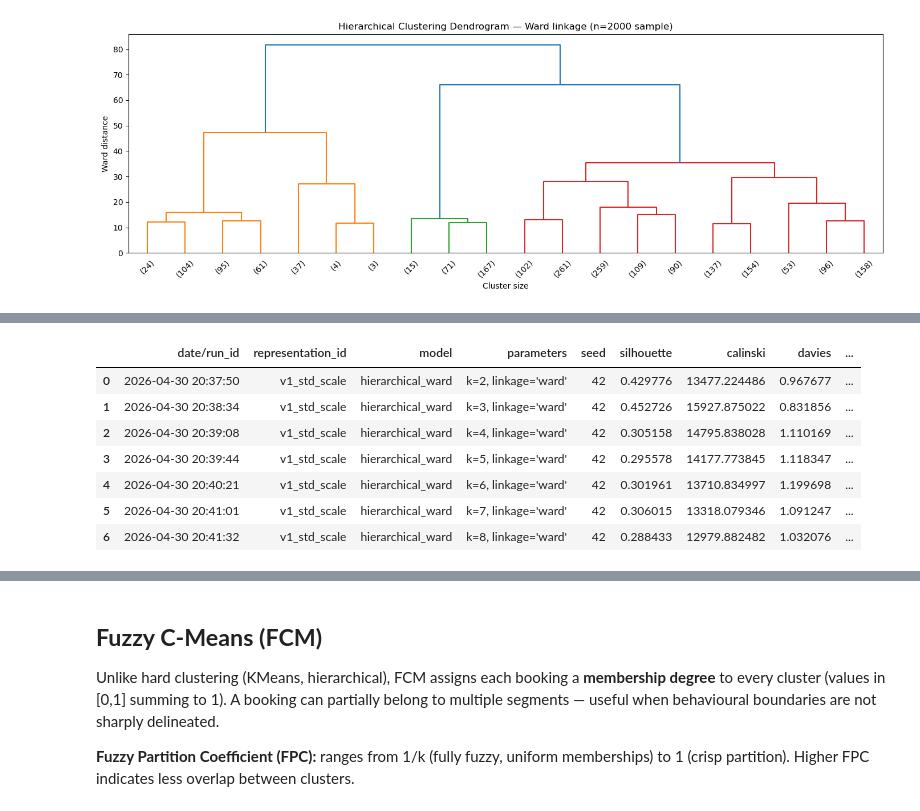
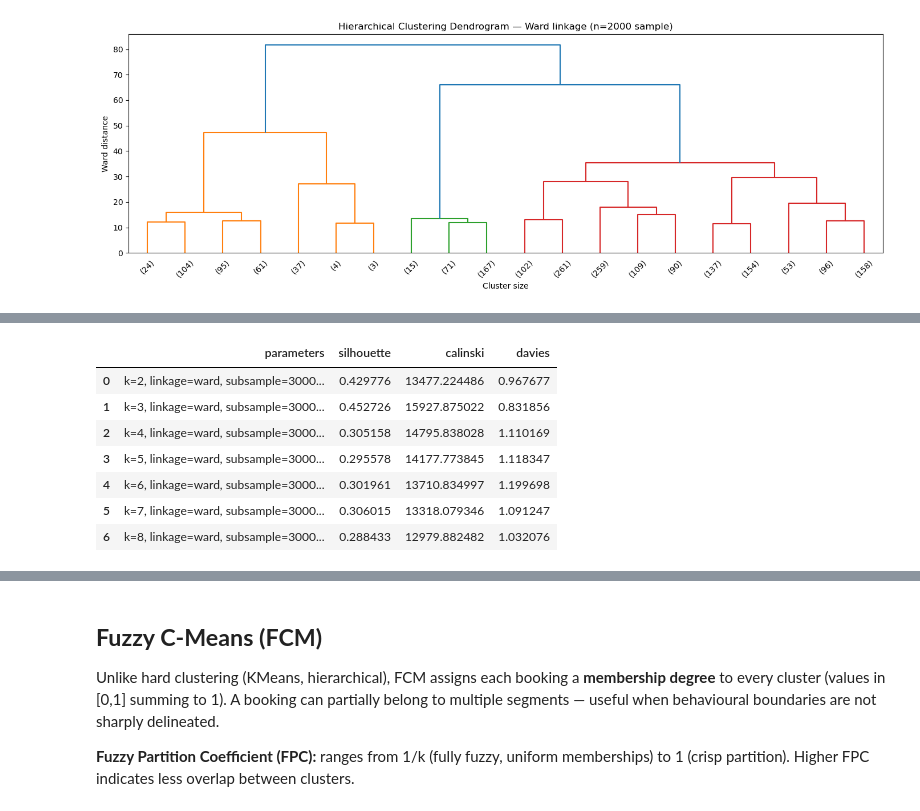
Before and after one commit to alexandreffs/UnsupervisedLearningProj, a Jupyter notebook: project.ipynb, the cells around one changed output, grey strips where cells are left out. Drawn from its saved outputs; the diff is of its cells as text; code cells hidden in the pictures.

```diff
--- a/project.ipynb
+++ b/project.ipynb
@@ -746,30 +831,54 @@ plt.show()
 # %%
 from sklearn.cluster import AgglomerativeClustering
 
-# Subsample n=30000 (reproducible seed) — Ward on full 119k is prohibitively slow
-subsample_idx = np.random.RandomState(42).choice(len(X_v2_scaled), size=30000, replace=False)
-X_hier = X_v2_scaled[subsample_idx]
+# noADR always runs with 1 subsample (fast); withADR uses FAST_MODE setting.
+subsample_seeds = [42] if FAST_MODE else [42, 7, 123, 256, 999]
+subsample_size  = 30000
+k_hier          = 3
+results_hier    = []
 
-k_values = range(2, 9)
-results_hier = []
+for rep_name, X_rep in [("withADR", X_v2_scaled), ("noADR", X_noADR)]:
+    print(f"\n--- Hierarchical Ward [{rep_name}] ---")
+    seeds_to_use = [42] if rep_name == "noADR" else subsample_seeds
 
-for k in k_values:
-    hier = AgglomerativeClustering(n_clusters=k, linkage="ward")
-    labels = hier.fit_predict(X_hier)
+    # Stability at k=3
+    stab_rows = []
+    for seed in seeds_to_use:
+        idx    = np.random.RandomState(seed).choice(len(X_rep), size=subsample_size, replace=False)
+        X_sub  = X_rep[idx]
+        labels = AgglomerativeClustering(n_clusters=k_hier, linkage="ward").fit_predict(X_sub)
+        sil    = silhouette_score(X_sub, labels, sample_size=15000, random_state=seed)
+        stab_rows.append({"seed": seed, "silhouette": sil,
+                          "calinski": calinski_harabasz_score(X_sub, labels),
+                          "davies":   davies_bouldin_score(X_sub, labels)})
+        print(f"  stability seed={seed}  sil={sil:.3f}")
+    stab_df = pd.DataFrame(stab_rows)
+    for m in ["silhouette", "calinski", "davies"]:
+        print(f"  {m:12s}: {stab_df[m].mean():.4f} +/- {stab_df[m].std():.4f}")
 
-    results_hier.append({
-        "date/run_id": datetime.now().strftime("%Y-%m-%d %H:%M:%S"),
-        "representation_id": "v1_std_scale",
-        "model": "hierarchical_ward",
-        "parameters": f"k={k}, linkage='ward'",
-        "seed": 42,
-        "silhouette": silhouette_score(X_hier, labels, sample_size=15000, random_state=42),
-        "calinski": calinski_harabasz_score(X_hier, labels),
-        "davies": davies_bouldin_score(X_hier, labels),
-        "diagnostics": "OK",
-        "notes": "Hierarchical com StandardScaler"
-    })
+    # Full k-sweep on canonical subsample seed=42
+    X_hier = X_rep[np.random.RandomState(42).choice(len(X_rep), size=subsample_size, replace=False)]
+    for k in range(2, 9):
+        print(f"  k={k}...", end=" ", flush=True)
+        labels = AgglomerativeClustering(n_clusters=k, linkage="ward").fit_predict(X_hier)
+        sil    = silhouette_score(X_hier, labels, sample_size=15000, random_state=42)
+        print(f"sil={sil:.3f}")
+        results_hier.append({
+            "date/run_id":       datetime.now().strftime("%Y-%m-%d %H:%M:%S"),
+            "representation_id": f"R-EUCLID-robust-weighted-{rep_name}",
+            "model":             "hierarchical_ward",
+            "parameters":        f"k={k}, linkage=ward, subsample=30000, seed=42",
+            "seed":              42,
+            "silhouette":        sil,
+            "calinski":          calinski_harabasz_score(X_hier, labels),
+            "davies":            davies_bouldin_score(X_hier, labels),
+            "diagnostics":       "OK",
+            "notes":             f"Ward k={k}, subsample n=30000 seed=42, {rep_name}",
+        })
 
 results_hier = pd.DataFrame(results_hier)
-results_hier
+for rep in ["withADR", "noADR"]:
+    print(f"\n=== Hierarchical {rep} ===")
+    mask = results_hier["representation_id"].str.contains(rep)
+    display(results_hier[mask][["parameters","silhouette","calinski","davies"]].reset_index(drop=True))
 # %% [output]
@@ -776,8 +902,8 @@ results_hier
-|  | date/run_id | representation_id | model | parameters | seed | silhouette | calinski | davies | ... |
-| 0 | 2026-04-30 20:37:50 | v1_std_scale | hierarchical_ward | k=2, linkage='ward' | 42 | 0.429776 | 13477.224486 | 0.967677 | ... |
-| 1 | 2026-04-30 20:38:34 | v1_std_scale | hierarchical_ward | k=3, linkage='ward' | 42 | 0.452726 | 15927.875022 | 0.831856 | ... |
-| 2 | 2026-04-30 20:39:08 | v1_std_scale | hierarchical_ward | k=4, linkage='ward' | 42 | 0.305158 | 14795.838028 | 1.110169 | ... |
-| 3 | 2026-04-30 20:39:44 | v1_std_scale | hierarchical_ward | k=5, linkage='ward' | 42 | 0.295578 | 14177.773845 | 1.118347 | ... |
-| 4 | 2026-04-30 20:40:21 | v1_std_scale | hierarchical_ward | k=6, linkage='ward' | 42 | 0.301961 | 13710.834997 | 1.199698 | ... |
-| 5 | 2026-04-30 20:41:01 | v1_std_scale | hierarchical_ward | k=7, linkage='ward' | 42 | 0.306015 | 13318.079346 | 1.091247 | ... |
-| 6 | 2026-04-30 20:41:32 | v1_std_scale | hierarchical_ward | k=8, linkage='ward' | 42 | 0.288433 | 12979.882482 | 1.032076 | ... |
+|  | parameters | silhouette | calinski | davies |
+| 0 | k=2, linkage=ward, subsample=3000... | 0.429776 | 13477.224486 | 0.967677 |
+| 1 | k=3, linkage=ward, subsample=3000... | 0.452726 | 15927.875022 | 0.831856 |
+| 2 | k=4, linkage=ward, subsample=3000... | 0.305158 | 14795.838028 | 1.110169 |
+| 3 | k=5, linkage=ward, subsample=3000... | 0.295578 | 14177.773845 | 1.118347 |
+| 4 | k=6, linkage=ward, subsample=3000... | 0.301961 | 13710.834997 | 1.199698 |
+| 5 | k=7, linkage=ward, subsample=3000... | 0.306015 | 13318.079346 | 1.091247 |
+| 6 | k=8, linkage=ward, subsample=3000... | 0.288433 | 12979.882482 | 1.032076 |
```
Also changed, not shown: parts of 13 cells of this notebook, 3 other files.
